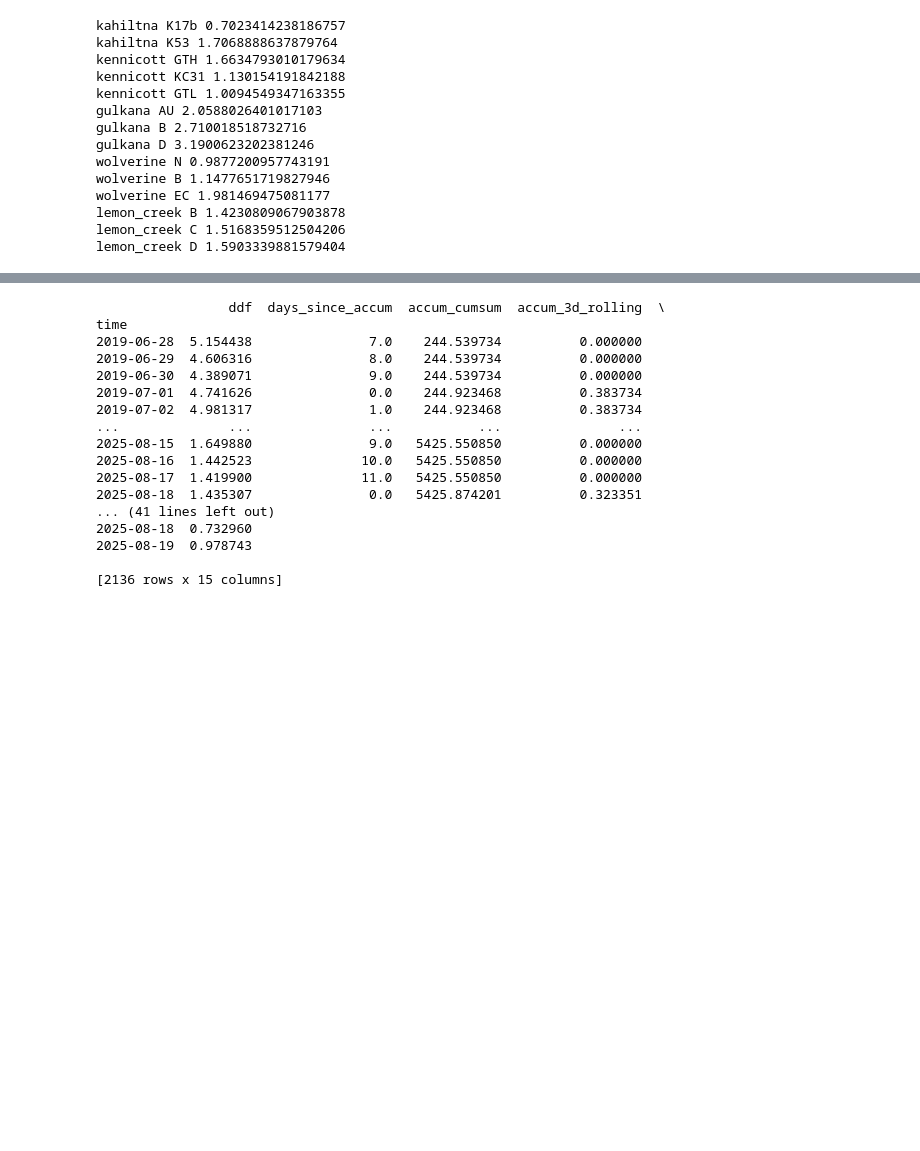
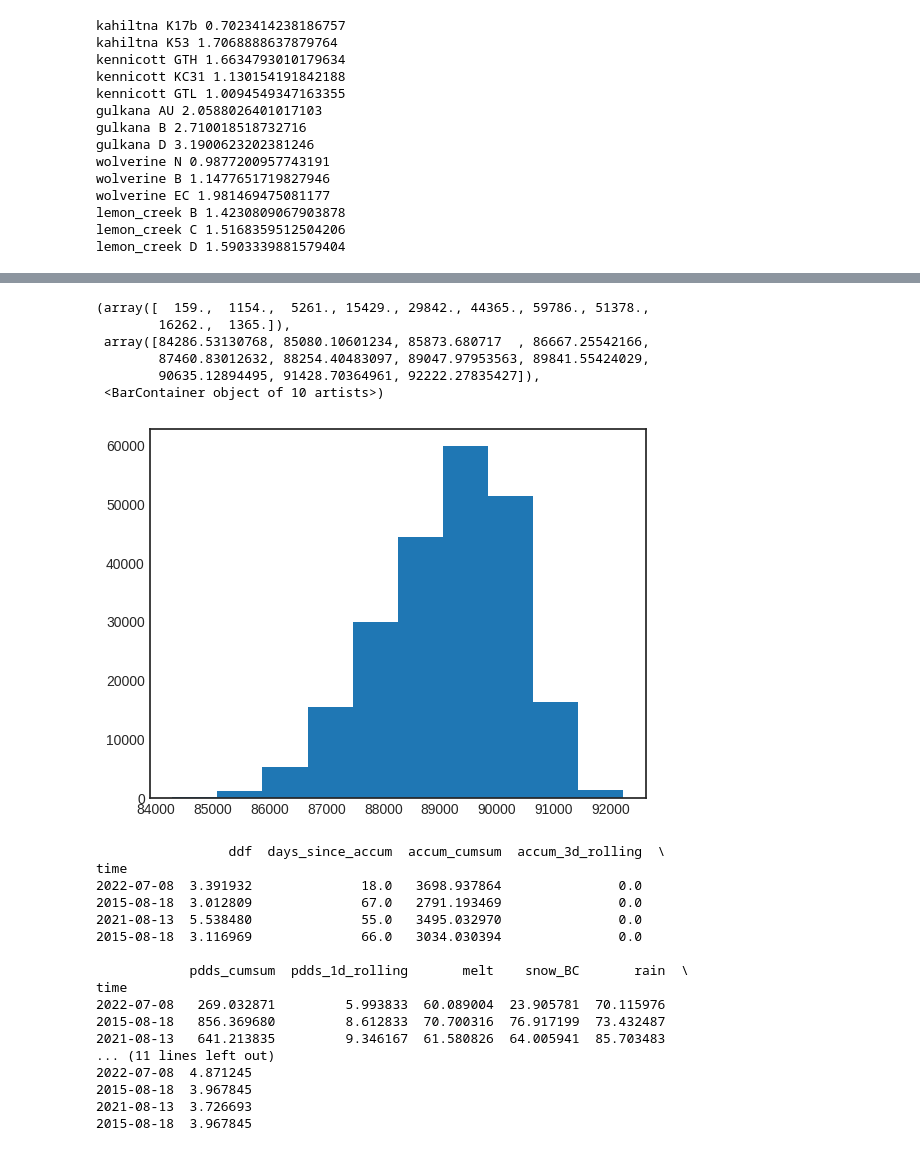
Before and after one commit to clairevwilson/PEBSI, a Jupyter notebook: project/explore.ipynb, the cells around one changed output, grey strips where cells are left out. Drawn from its saved outputs; the diff is of its cells as text; code cells hidden in the pictures; blank space fills up the shorter version.

```diff
--- a/project/explore.ipynb
+++ b/project/explore.ipynb
@@ -425,23 +476,34 @@ for group in all_groups:
+# %%
+cds = xr.open_dataset('../../climate_data/wolverineN_2026_03_06_0_climate.nc')
+plt.hist(cds['sp'])
+# %% [output]
+(array([  159.,  1154.,  5261., 15429., 29842., 44365., 59786., 51378.,
+        16262.,  1365.]),
+ array([84286.53130768, 85080.10601234, 85873.680717  , 86667.25542166,
+        87460.83012632, 88254.40483097, 89047.97953563, 89841.55424029,
+        90635.12894495, 91428.70364961, 92222.27835427]),
+ <BarContainer object of 10 artists>)
+[figure, added]
 # %%
-print(all_df.loc[all_df['melt'] < 60])
+print(all_df.loc[all_df['melt'] > 60])
 # %% [output]
                  ddf  days_since_accum  accum_cumsum  accum_3d_rolling  \
 time
-2019-06-28  5.154438               7.0    244.539734          0.000000
-2019-06-29  4.606316               8.0    244.539734          0.000000
-2019-06-30  4.389071               9.0    244.539734          0.000000
-2019-07-01  4.741626               0.0    244.923468          0.383734
-2019-07-02  4.981317               1.0    244.923468          0.383734
-...              ...               ...           ...               ...
-2025-08-15  1.649880               9.0   5425.550850          0.000000
-2025-08-16  1.442523              10.0   5425.550850          0.000000
-2025-08-17  1.419900              11.0   5425.550850          0.000000
-2025-08-18  1.435307               0.0   5425.874201          0.323351
-... (41 lines left out)
-2025-08-18  0.732960
-2025-08-19  0.978743
+2022-07-08  3.391932              18.0   3698.937864               0.0
+2015-08-18  3.012809              67.0   2791.193469               0.0
+2021-08-13  5.538480              55.0   3495.032970               0.0
+2015-08-18  3.116969              66.0   3034.030394               0.0
 
-[2136 rows x 15 columns]
+            pdds_cumsum  pdds_1d_rolling       melt    snow_BC       rain  \
+time
+2022-07-08   269.032871         5.993833  60.089004  23.905781  70.115976
+2015-08-18   856.369680         8.612833  70.700316  76.917199  73.432487
+2021-08-13   641.213835         9.346167  61.580826  64.005941  85.703483
+... (11 lines left out)
+2022-07-08  4.871245
+2015-08-18  3.967845
+2021-08-13  3.726693
+2015-08-18  3.967845
 # %%
 cats = all_df['glaciersite'].astype('category').cat.categories
 codes = all_df['glaciersite'].astype('category').cat.codes
```
Also changed, not shown: parts of 14 cells of this notebook, 8 other files.
